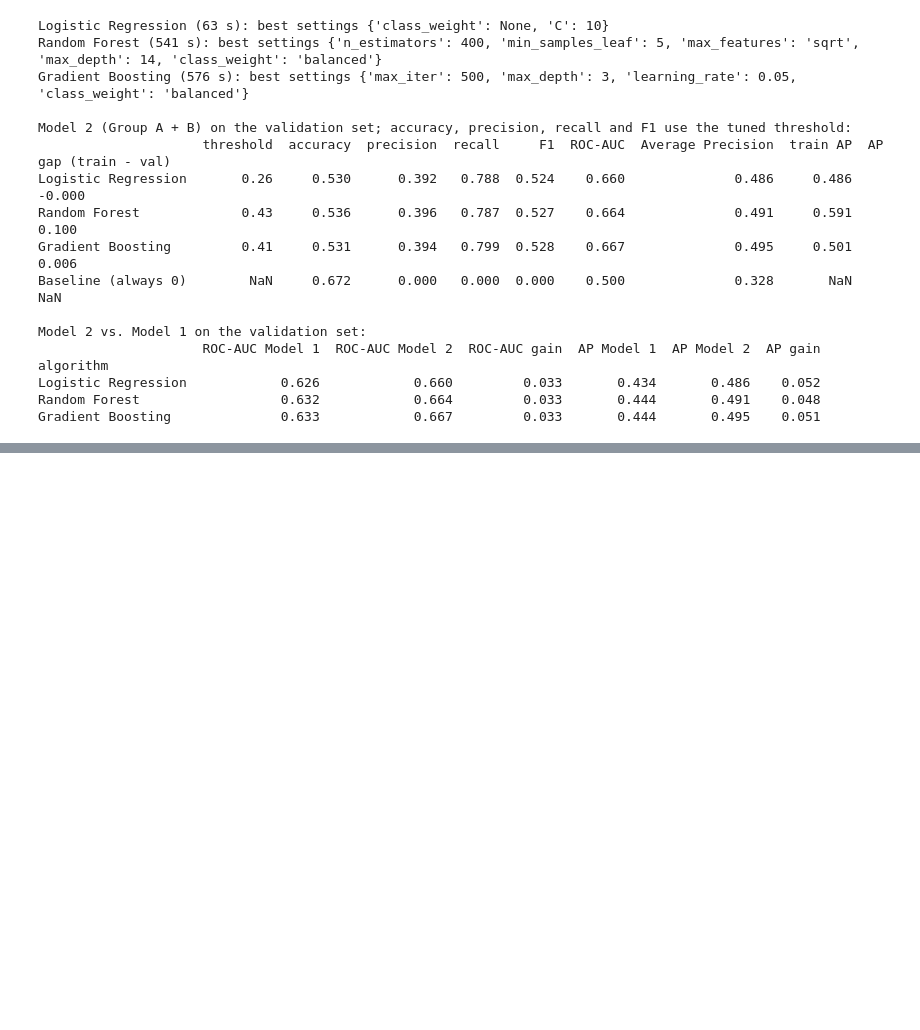
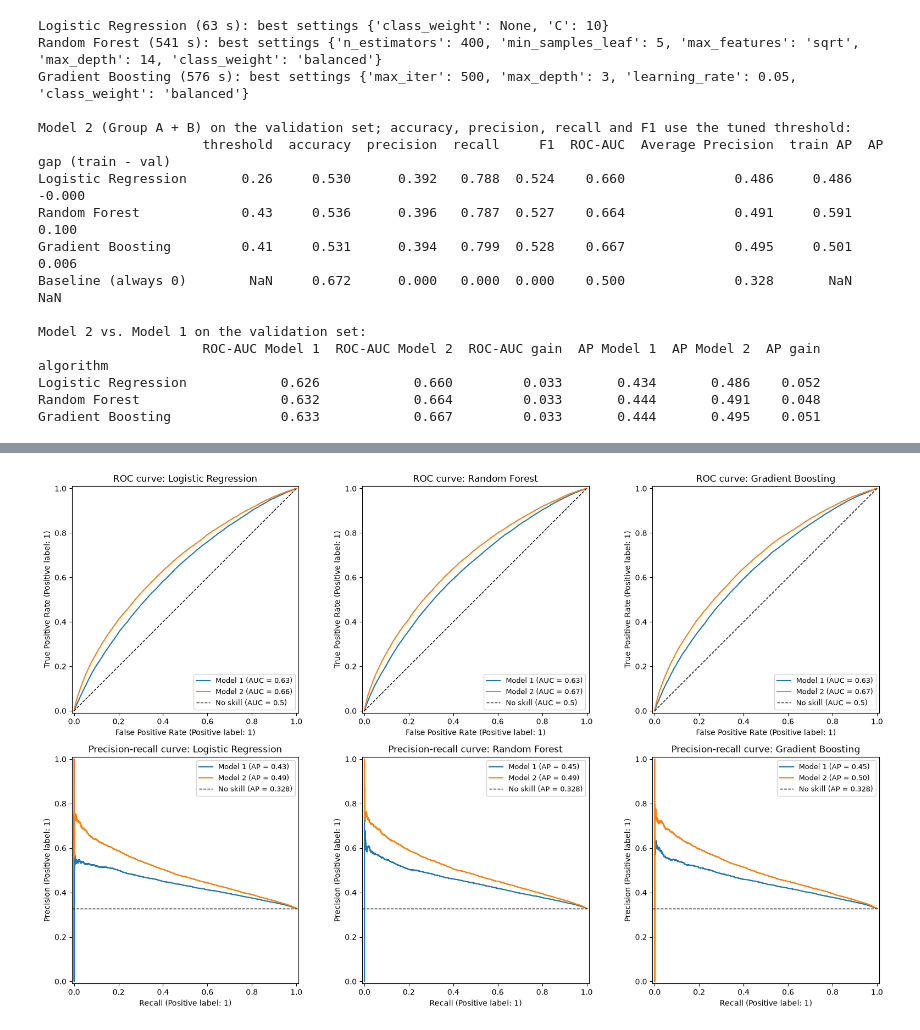
Before and after one commit to nronen29/sleep-prediction-brfss, a Jupyter notebook: sleep_prediction_brfss.ipynb, the cells around one changed output, grey strips where cells are left out. Cells and saved outputs as stored; diff of their text form; code cells hidden in the pictures; blank space fills up the shorter version.

```diff
--- a/sleep_prediction_brfss.ipynb
+++ b/sleep_prediction_brfss.ipynb
@@ -779,0 +848,22 @@ reaches 67.2% accuracy only because 67.2% of the validation set already sleeps 7
+# %%
+# ROC curves (top) and precision-recall curves (bottom): Model 1 vs. Model 2 for each algorithm, on the test set.
+# Dashed lines show a model with no skill: the diagonal for ROC, and the share of short sleepers for precision-recall.
+from sklearn.metrics import PrecisionRecallDisplay, RocCurveDisplay
+
+fig, axes = plt.subplots(2, 3, figsize=(16, 10))
+for col, algo in enumerate(ALGORITHM_ORDER):
+    for model_name, color in [("Model 1", "tab:blue"), ("Model 2", "tab:orange")]:
+        proba = test_proba[(model_name, algo)]
+        RocCurveDisplay.from_predictions(y_test, proba, name=model_name, curve_kwargs={"color": color}, ax=axes[0, col])
+        PrecisionRecallDisplay.from_predictions(y_test, proba, name=model_name, curve_kwargs={"color": color}, ax=axes[1, col])
+    axes[0, col].plot([0, 1], [0, 1], "k--", linewidth=1, label="No skill (AUC = 0.5)")
+    axes[1, col].axhline(y_test.mean(), color="k", linestyle="--", linewidth=1,
+                         label=f"No skill (AP = {y_test.mean():.3f})")
+    axes[0, col].set_title(f"ROC curve: {algo}")
+    axes[1, col].set_title(f"Precision-recall curve: {algo}")
+    for ax in axes[:, col]:
+        ax.legend(loc="lower right" if ax in axes[0] else "upper right", fontsize=9)
+plt.tight_layout()
+plt.show()
+# %% [output]
+[figure, added]
```
Also changed, not shown: parts of 6 cells of this notebook, 1 other file.
